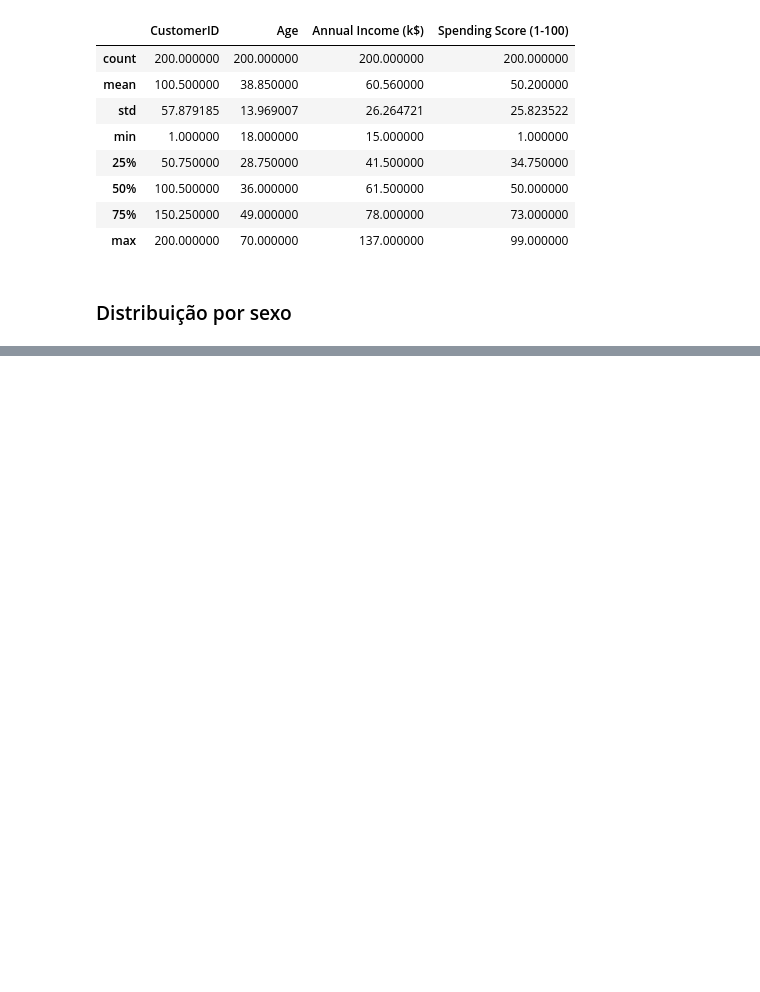
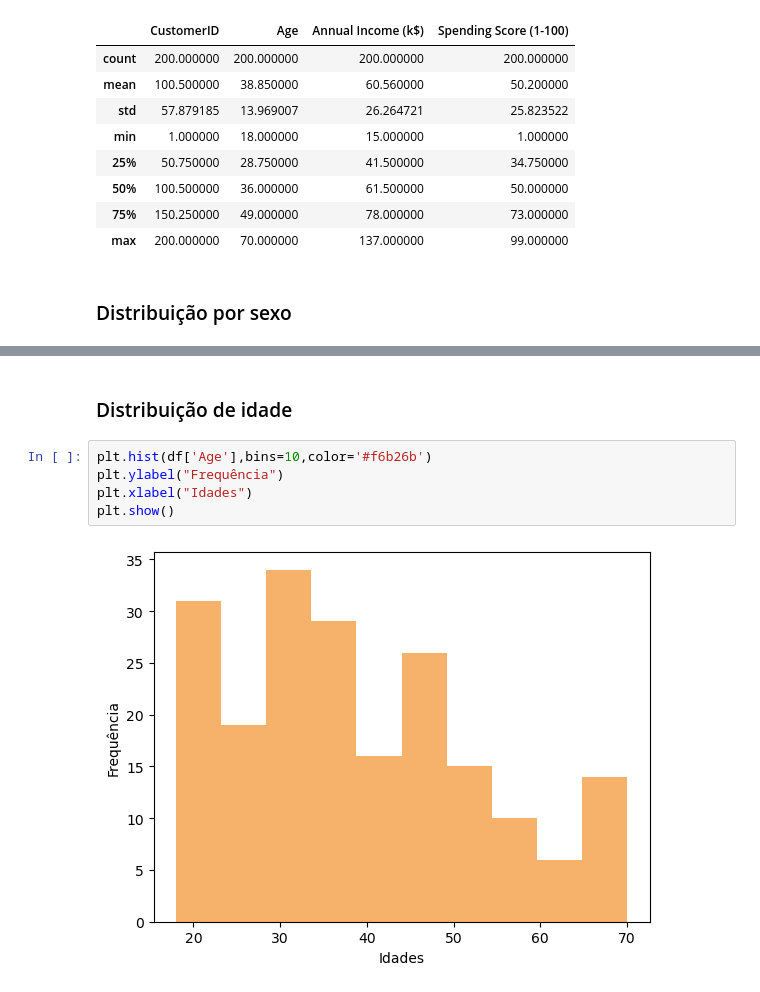
Before and after one commit to soueuwilliam/Shopping_Customer_Clustering, a Jupyter notebook: Notebooks/analises_exploratoria.ipynb, the cells around one changed output, grey strips where cells are left out. Drawn from its saved outputs; the diff is of its cells as text; blank space fills up the shorter version.

```diff
--- a/Notebooks/analises_exploratoria.ipynb
+++ b/Notebooks/analises_exploratoria.ipynb
@@ -93,0 +92,9 @@ Text(0.5, 1.0, 'Renda Anual Média por Gênero')
+# %% [markdown]
+### Distribuição de idade
+# %%
+plt.hist(df['Age'],bins=10,color='#f6b26b')
+plt.ylabel("Frequência")
+plt.xlabel("Idades")
+plt.show()
+# %% [output]
+[figure, added]
```
Also changed, not shown: parts of 10 cells of this notebook, 2 other files.
